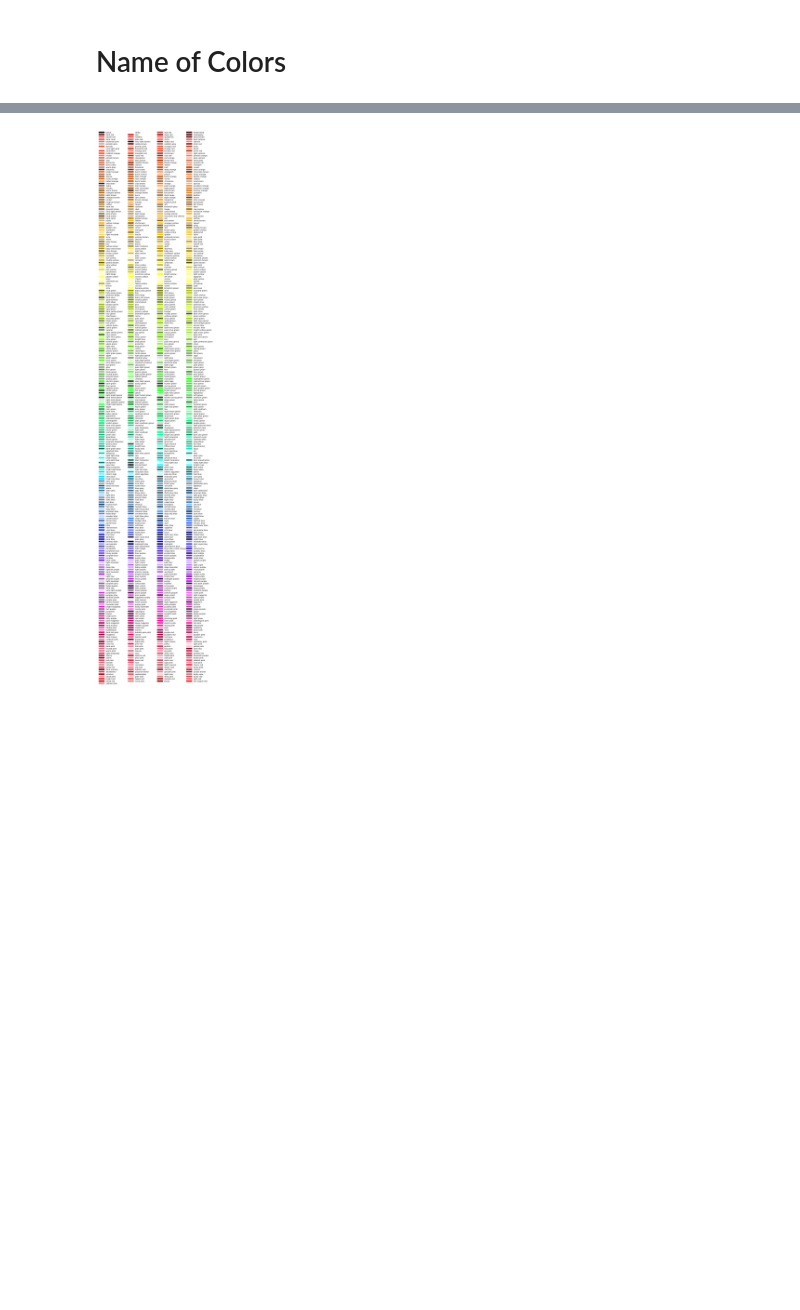
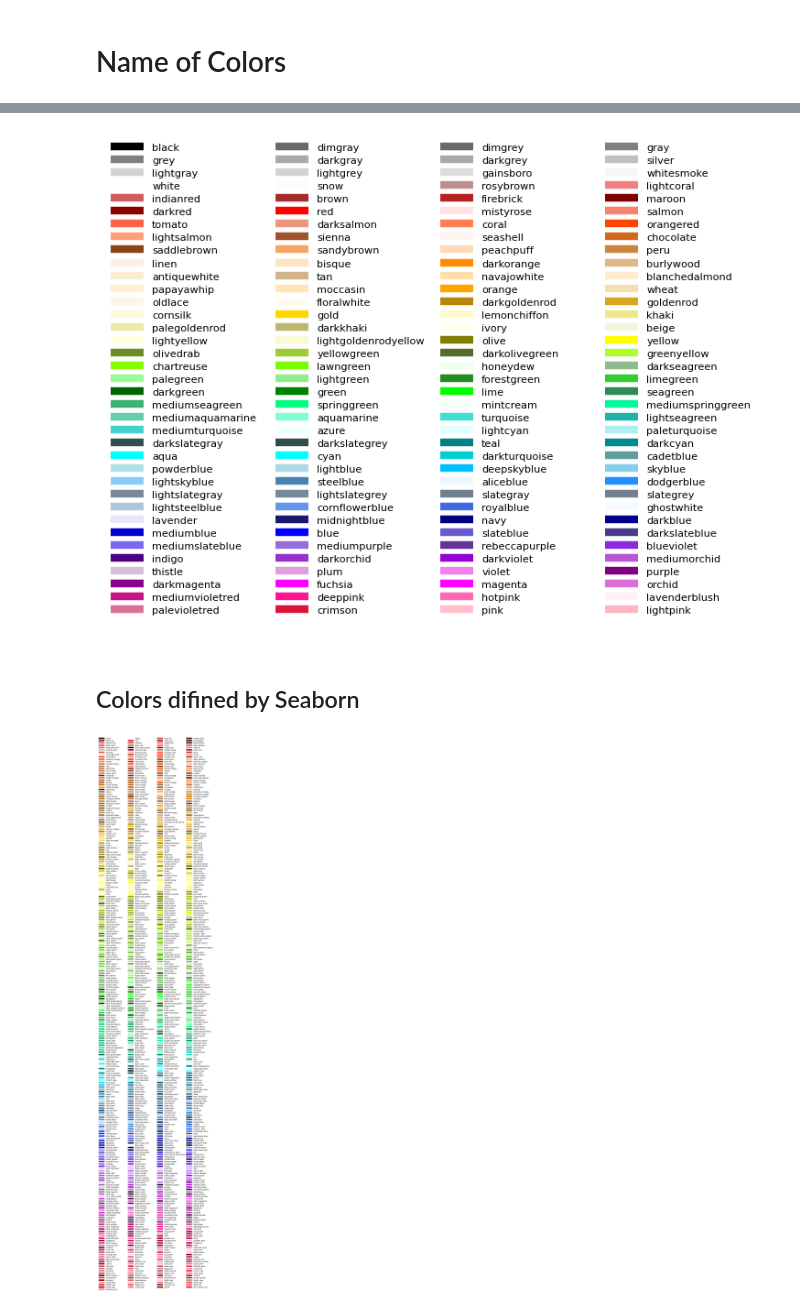
Before and after one commit to tetutaro/seaborn_color_palette, a Jupyter notebook: color_palette.ipynb, the cells around one changed output, grey strips where cells are left out. Cells and saved outputs as stored; diff of their text form; code cells hidden in the pictures; blank space fills up the shorter version.

```diff
--- a/color_palette.ipynb
+++ b/color_palette.ipynb
@@ -755,3 +816,9 @@ draw_colornames(colors=mplcolors)
+# %%
+draw_colornames(colors=mcolors.CSS4_COLORS)
+# %% [output]
+[figure, added]
+# %% [markdown]
+## Colors difined by Seaborn
 # %%
 from seaborn.colors import xkcd_rgb
 
```
Also changed, not shown: parts of 25 cells of this notebook.
